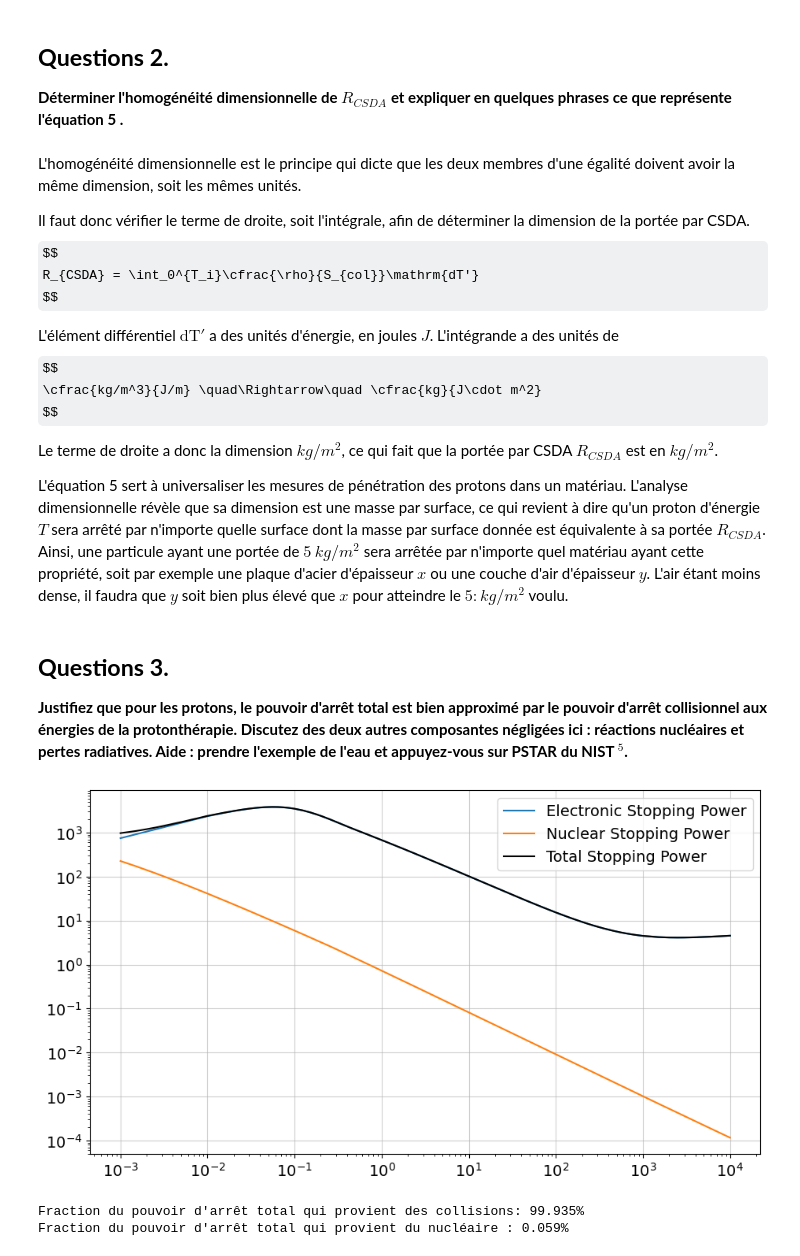
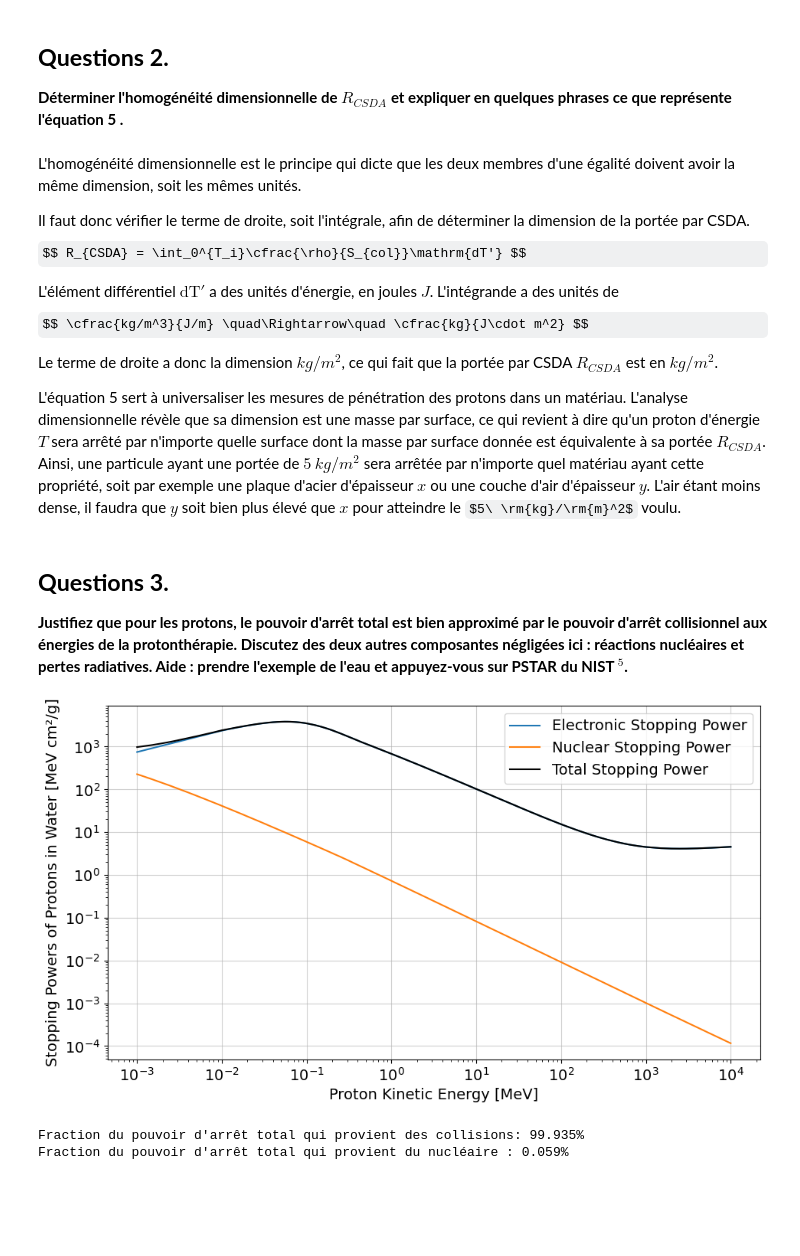
Before and after one commit to Eloi-Blouin/GPH-University-Laval-Course, a Jupyter notebook: Ulaval Session 8 Hiver 2026/Physique Numérique/TP1/TP1_ÉloiBlouin_ClémentPoulin.ipynb, the cells around one changed output. Cells and saved outputs as stored; diff of their text form; code cells hidden in the pictures; some formulas as TeX source; blank space fills up the shorter version.

```diff
--- a/Ulaval Session 8 Hiver 2026/Physique Numérique/TP1/TP1_ÉloiBlouin_ClémentPoulin.ipynb
+++ b/Ulaval Session 8 Hiver 2026/Physique Numérique/TP1/TP1_ÉloiBlouin_ClémentPoulin.ipynb
@@ -279,46 +300,44 @@ $$
 L'homogénéité dimensionnelle est le principe qui dicte que les deux membres d'une égalité doivent avoir la même dimension, soit les mêmes unités.
 
 Il faut donc vérifier le terme de droite, soit l'intégrale, afin de déterminer la dimension de la portée par CSDA.
-$$
-R_{CSDA} = \int_0^{T_i}\cfrac{\rho}{S_{col}}\mathrm{dT'}
-$$
+$$ R_{CSDA} = \int_0^{T_i}\cfrac{\rho}{S_{col}}\mathrm{dT'} $$
 
 L'élément différentiel $\mathrm{dT'}$ a des unités d'énergie, en joules $J$. L'intégrande a des unités de
-$$
-\cfrac{kg/m^3}{J/m} \quad\Rightarrow\quad \cfrac{kg}{J\cdot m^2}
-$$
+$$ \cfrac{kg/m^3}{J/m} \quad\Rightarrow\quad \cfrac{kg}{J\cdot m^2} $$
 
 Le terme de droite a donc la dimension $kg/m^2$, ce qui fait que la portée par CSDA $R_{CSDA}$ est en $kg/m^2$.
 
-L'équation 5 sert à universaliser les mesures de pénétration des protons dans un matériau. L'analyse dimensionnelle révèle que sa dimension est une masse par surface, ce qui revient à dire qu'un proton d'énergie $T$ sera arrêté par n'importe quelle surface dont la masse par surface donnée est équivalente à sa portée $R_{CSDA}$. Ainsi, une particule ayant une portée de $5\:kg/m^2$ sera arrêtée par n'importe quel matériau ayant cette propriété, soit par exemple une plaque d'acier d'épaisseur $x$ ou une couche d'air d'épaisseur $y$. L'air étant moins dense, il faudra que $y$ soit bien plus élevé que $x$ pour atteindre le $5:kg/m^2$ voulu.
+L'équation 5 sert à universaliser les mesures de pénétration des protons dans un matériau. L'analyse dimensionnelle révèle que sa dimension est une masse par surface, ce qui revient à dire qu'un proton d'énergie $T$ sera arrêté par n'importe quelle surface dont la masse par surface donnée est équivalente à sa portée $R_{CSDA}$. Ainsi, une particule ayant une portée de $5\:kg/m^2$ sera arrêtée par n'importe quel matériau ayant cette propriété, soit par exemple une plaque d'acier d'épaisseur $x$ ou une couche d'air d'épaisseur $y$. L'air étant moins dense, il faudra que $y$ soit bien plus élevé que $x$ pour atteindre le $5\ \rm{kg}/\rm{m}^2$ voulu.
 # %% [markdown]
 ## **Questions 3.**
 **Justifiez que pour les protons, le pouvoir d'arrêt total est bien approximé par le pouvoir d'arrêt collisionnel aux énergies de la protonthérapie. Discutez des deux autres composantes négligées ici : réactions nucléaires et pertes radiatives. Aide : prendre l'exemple de l'eau et appuyez-vous sur PSTAR du NIST ${ }^{5}$.**
 # %%
 column_names = [
     "Kinetic_Energy_MeV",
     "Electronic_Stopping_Power_MeV_cm2_g",
     "Nuclear_Stopping_Power_MeV_cm2_g",
     "Total_Stopping_Power_MeV_cm2_g"
 ]
 
 data_df = pd.read_csv("Q3_PSTAR Stopping Powers and Range Tab.txt", sep=r"\s+", skiprows=8, names=column_names, engine='python')
 T, ESP, NSP, TSP = data_df[column_names[0]].to_numpy(), data_df[column_names[1]].to_numpy(), data_df[column_names[2]].to_numpy(), data_df[column_names[3]].to_numpy()
 
 plt.figure(figsize=(11, 6))
 
 plt.plot(T, ESP, label=f"{column_names[1][:-10].replace('_', ' ')}")
 plt.plot(T, NSP, label=f"{column_names[2][:-10].replace('_', ' ')}")
 plt.plot(T, TSP, 'k', label=f"{column_names[3][:-10].replace('_', ' ')}")
 
 plt.xscale('log')
 plt.yscale('log')
 
+plt.ylabel("Stopping Powers of Protons in Water [MeV cm²/g]")
+plt.xlabel("Proton Kinetic Energy [MeV]")
 plt.grid(alpha=0.6)
 plt.legend()
 plt.show()
 # %% [output]
-[figure, old version]
+[figure, new version]
 # %%
 # at 100Mev
 idx = np.where(T == 100)[0]
```
Also changed, not shown: parts of 6 cells of this notebook, 1 other file.
